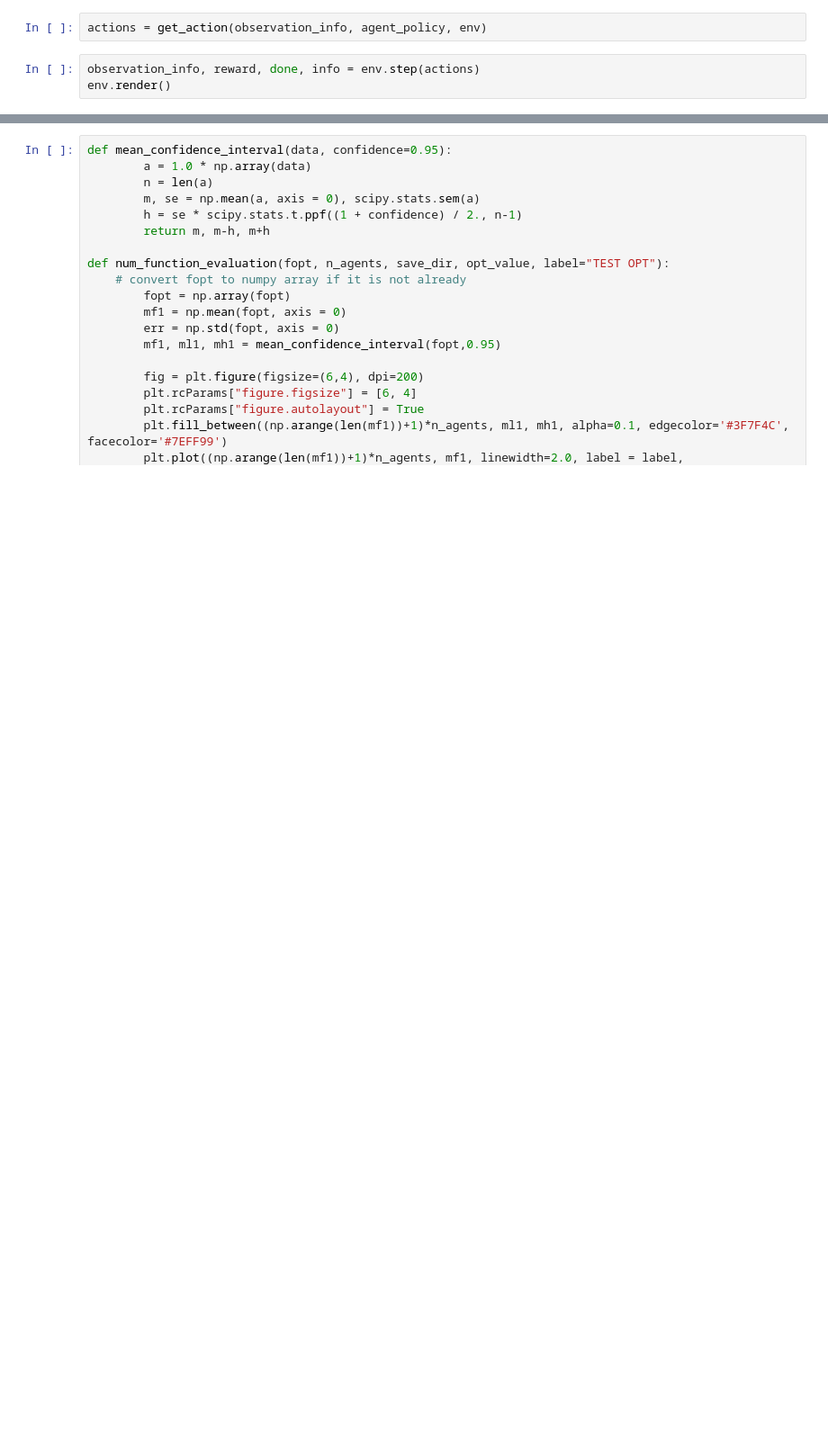
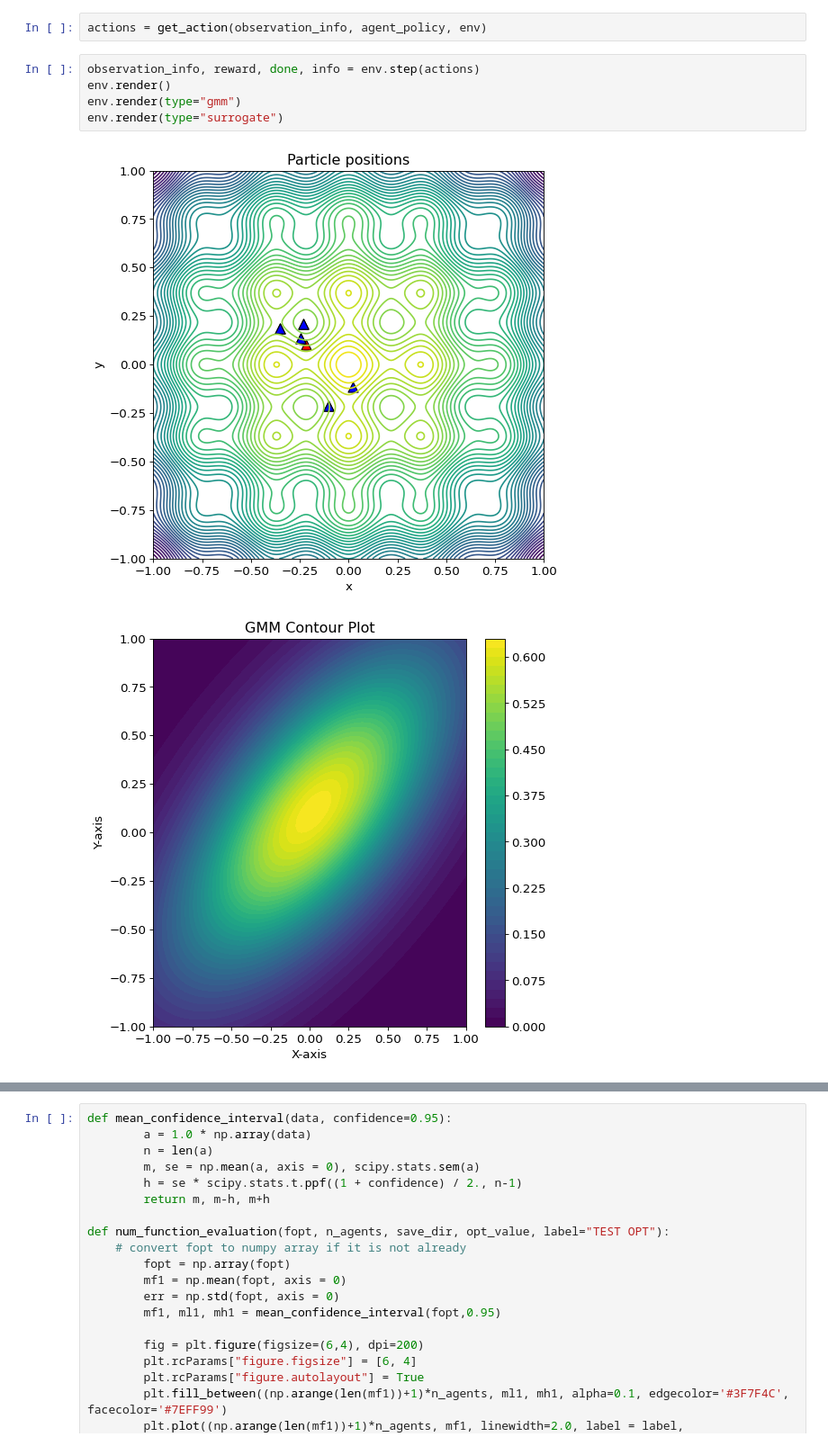
Before and after one commit to DMO-LAB/deephiveV2, a Jupyter notebook: experiment.ipynb, the cells around one changed output, grey strips where cells are left out. Shown at 90% size. Saved outputs shown, nothing was run; the diff lists cells and outputs as text; blank space fills up the shorter version.

```diff
--- a/experiment.ipynb
+++ b/experiment.ipynb
@@ -59,3 +70,8 @@ actions = get_action(observation_info, agent_policy, env)
 # %%
 observation_info, reward, done, info = env.step(actions)
 env.render()
+env.render(type="gmm")
+env.render(type="surrogate")
+# %% [output]
+[figure, added]
+[figure, added]
```
Also changed, not shown: parts of 15 cells of this notebook, 8 other files.
